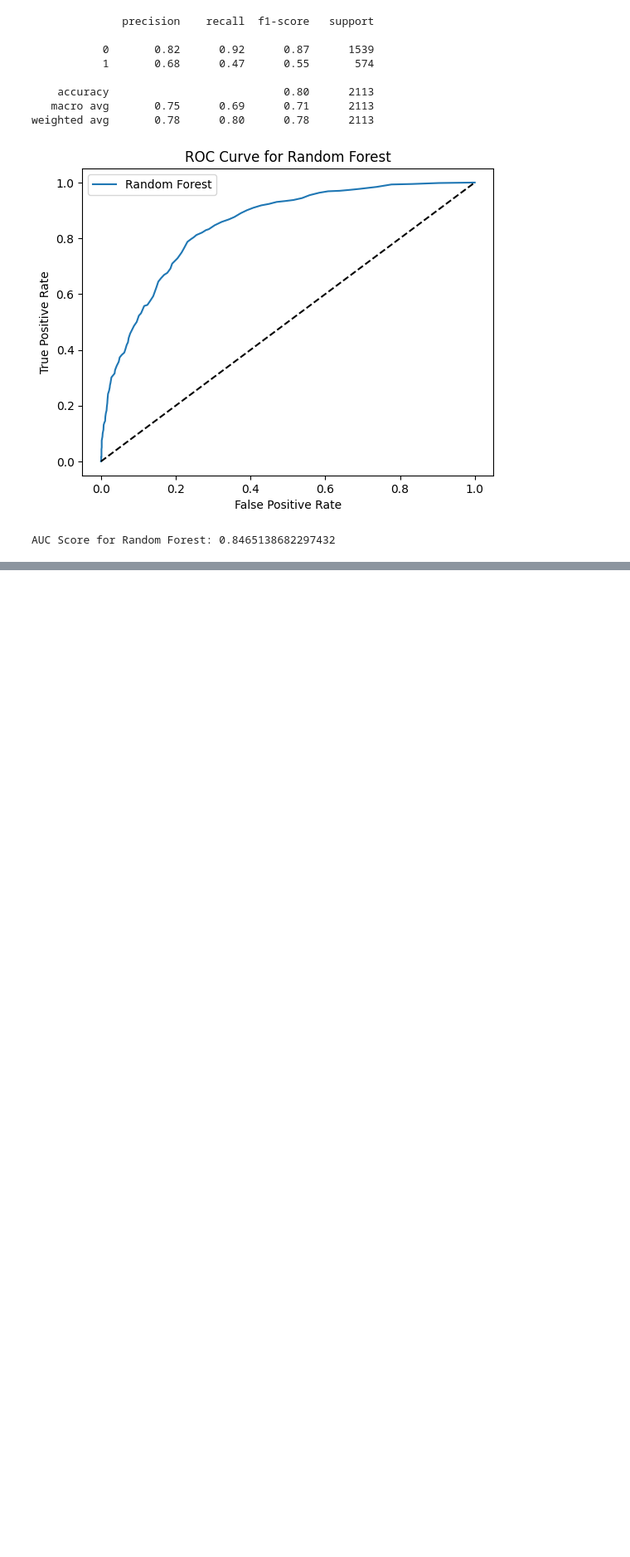
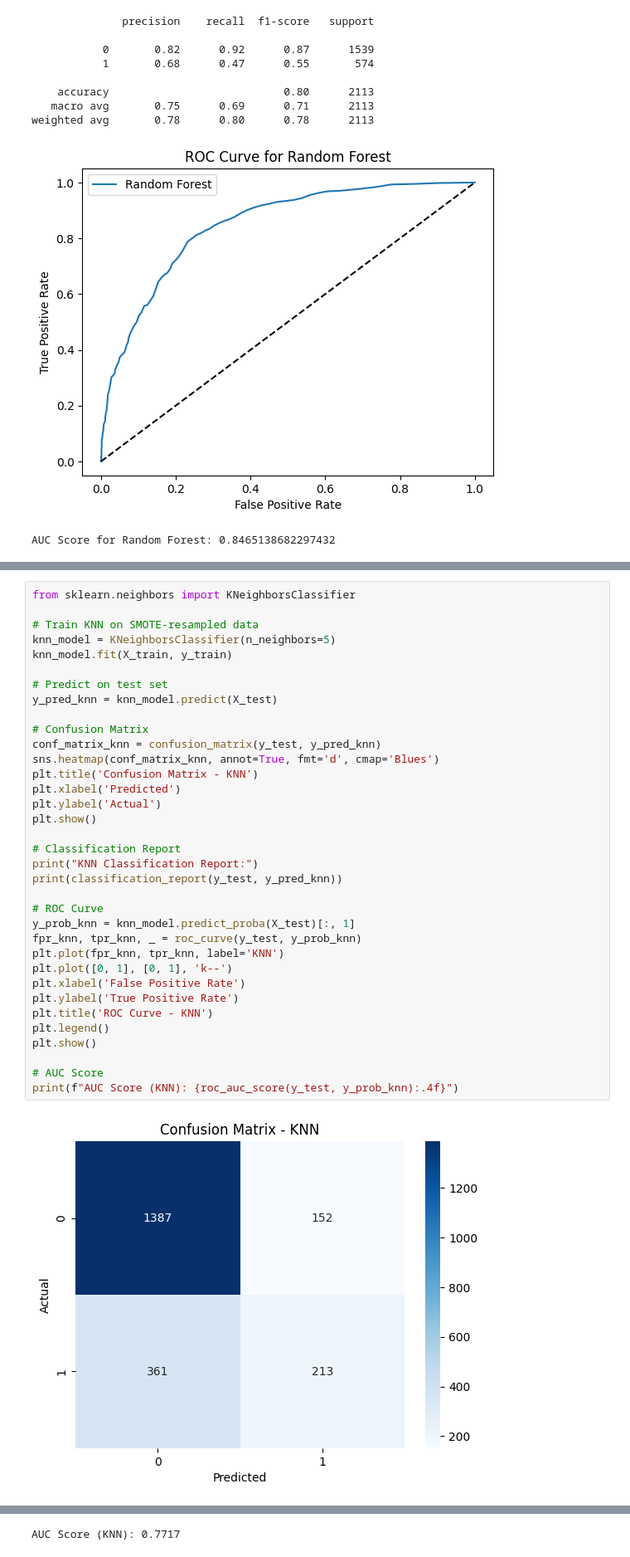
Before and after one commit to kinjalraval2225/Master_project, a Jupyter notebook: Telco_Chrun.ipynb, the cells around one changed output, grey strips where cells are left out. Shown at 83% size. Saved outputs shown, nothing was run; the diff lists cells and outputs as text; blank space fills up the shorter version.

```diff
--- a/Telco_Chrun.ipynb
+++ b/Telco_Chrun.ipynb
@@ -561,0 +607,37 @@ AUC Score (XGBoost): 0.8368
+# %%
+from sklearn.neighbors import KNeighborsClassifier
+
+# Train KNN on SMOTE-resampled data
+knn_model = KNeighborsClassifier(n_neighbors=5)
+knn_model.fit(X_train, y_train)
+
+# Predict on test set
+y_pred_knn = knn_model.predict(X_test)
+
+# Confusion Matrix
+conf_matrix_knn = confusion_matrix(y_test, y_pred_knn)
+sns.heatmap(conf_matrix_knn, annot=True, fmt='d', cmap='Blues')
+plt.title('Confusion Matrix - KNN')
+plt.xlabel('Predicted')
+plt.ylabel('Actual')
+plt.show()
+
+# Classification Report
+print("KNN Classification Report:")
+print(classification_report(y_test, y_pred_knn))
+
+# ROC Curve
+y_prob_knn = knn_model.predict_proba(X_test)[:, 1]
+fpr_knn, tpr_knn, _ = roc_curve(y_test, y_prob_knn)
+plt.plot(fpr_knn, tpr_knn, label='KNN')
+plt.plot([0, 1], [0, 1], 'k--')
+plt.xlabel('False Positive Rate')
+plt.ylabel('True Positive Rate')
+plt.title('ROC Curve - KNN')
+plt.legend()
+plt.show()
+
+# AUC Score
+print(f"AUC Score (KNN): {roc_auc_score(y_test, y_prob_knn):.4f}")
+# %% [output]
+[figure, added]
@@ -561,0 +654 @@ AUC Score (XGBoost): 0.8368
+AUC Score (KNN): 0.7717
```
Also changed, not shown: parts of 6 cells of this notebook.
